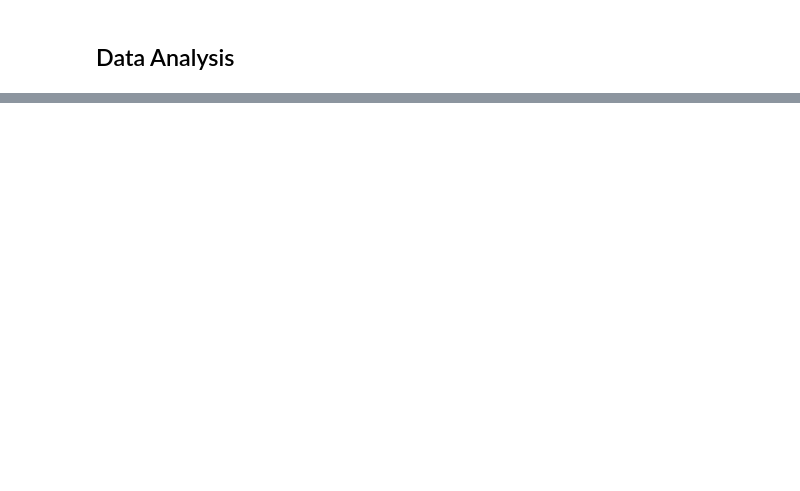
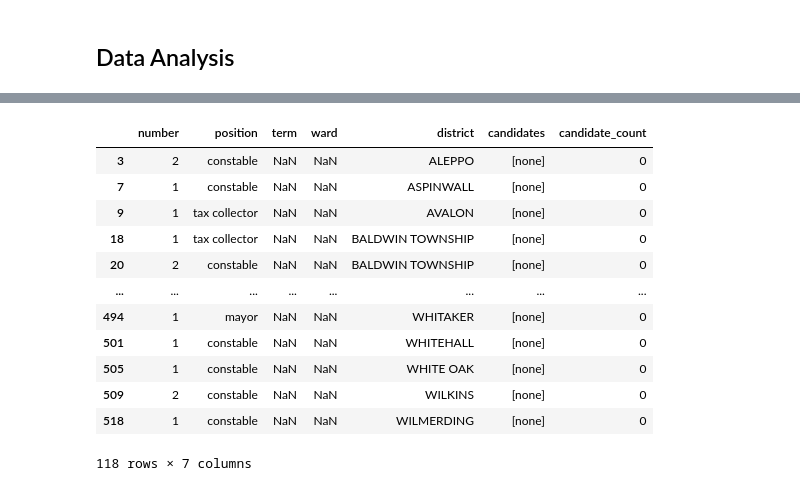
Before and after one commit to vnbcs/allegheny_county_2021_elections, a Jupyter notebook: whos_running_for_what.ipynb, the cells around one changed output, grey strips where cells are left out. Drawn from its saved outputs; the diff is of its cells as text; code cells hidden in the pictures; blank space fills up the shorter version.

```diff
--- a/whos_running_for_what.ipynb
+++ b/whos_running_for_what.ipynb
@@ -589,0 +724,17 @@ mc_df[mc_df[candidate_count==0]]
+# %%
+empty_df = mc_df[mc_df.candidate_count==0]
+empty_df
+# %% [output]
+|  | number | position | term | ward | district | candidates | candidate_count |
+| 3 | 2 | constable | NaN | NaN | ALEPPO | [none] | 0 |
+| 7 | 1 | constable | NaN | NaN | ASPINWALL | [none] | 0 |
+| 9 | 1 | tax collector | NaN | NaN | AVALON | [none] | 0 |
+| 18 | 1 | tax collector | NaN | NaN | BALDWIN TOWNSHIP | [none] | 0 |
+| 20 | 2 | constable | NaN | NaN | BALDWIN TOWNSHIP | [none] | 0 |
+| ... | ... | ... | ... | ... | ... | ... | ... |
+| 494 | 1 | mayor | NaN | NaN | WHITAKER | [none] | 0 |
+| 501 | 1 | constable | NaN | NaN | WHITEHALL | [none] | 0 |
+| 505 | 1 | constable | NaN | NaN | WHITE OAK | [none] | 0 |
+| 509 | 2 | constable | NaN | NaN | WILKINS | [none] | 0 |
+| 518 | 1 | constable | NaN | NaN | WILMERDING | [none] | 0 |
+118 rows × 7 columns
```
Also changed, not shown: parts of 45 cells of this notebook, 4 other files.
